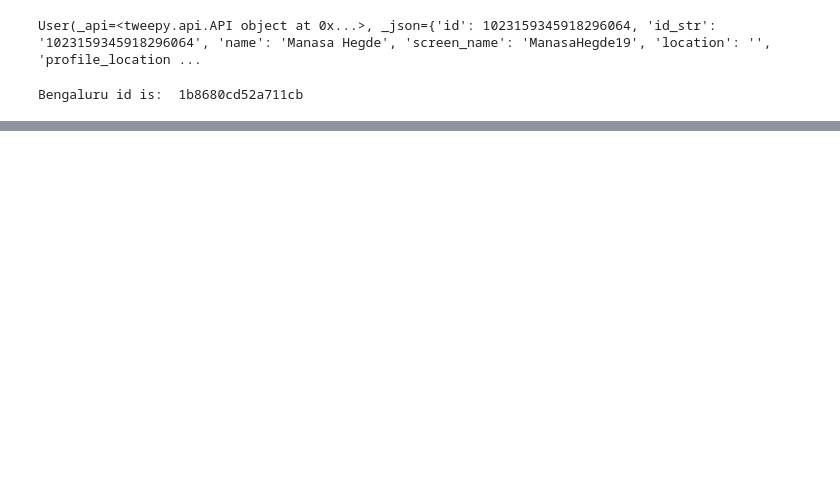
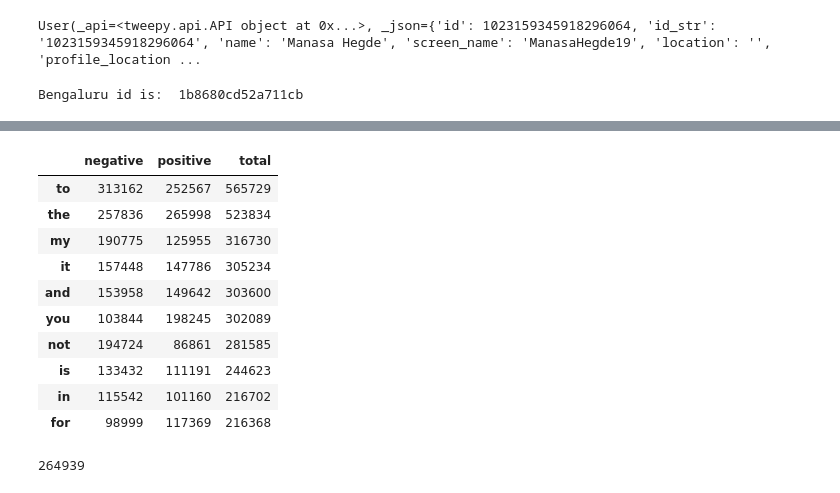
Before and after one commit to raghavmalawat/Twitter_Sentiment_Analysis, a Jupyter notebook: sentiment_analysis.ipynb, the cells around one changed output, grey strips where cells are left out. Cells and saved outputs as stored; diff of their text form; code cells hidden in the pictures; blank space fills up the shorter version.

```diff
--- a/sentiment_analysis.ipynb
+++ b/sentiment_analysis.ipynb
@@ -596,0 +659,8 @@ This is how BTS help in bringing the whole world closer and spreading love and h
+# %%
+neg_doc_matrix = cvec.transform(my_df[my_df.target == 0].text)
+pos_doc_matrix = cvec.transform(my_df[my_df.target == 1].text)
+neg_tf = np.sum(neg_doc_matrix,axis=0)
+pos_tf = np.sum(pos_doc_matrix,axis=0)
+neg = np.squeeze(np.asarray(neg_tf))
+pos = np.squeeze(np.asarray(pos_tf))
+term_freq_df = pd.DataFrame([neg,pos],columns=cvec.get_feature_names()).transpose()
@@ -596,0 +676,3 @@ This is how BTS help in bringing the whole world closer and spreading love and h
+# %%
+term_freq_df.columns = ['negative', 'positive']
+term_freq_df['total'] = term_freq_df['negative'] + term_freq_df['positive']
@@ -596,0 +688,18 @@ This is how BTS help in bringing the whole world closer and spreading love and h
+# %%
+term_freq_df.sort_values(by='total', ascending=False).iloc[:10]
+# %% [output]
+|  | negative | positive | total |
+| to | 313162 | 252567 | 565729 |
+| the | 257836 | 265998 | 523834 |
+| my | 190775 | 125955 | 316730 |
+| it | 157448 | 147786 | 305234 |
+| and | 153958 | 149642 | 303600 |
+| you | 103844 | 198245 | 302089 |
+| not | 194724 | 86861 | 281585 |
+| is | 133432 | 111191 | 244623 |
+| in | 115542 | 101160 | 216702 |
+| for | 98999 | 117369 | 216368 |
+# %%
+len(term_freq_df)
+# %% [output]
+264939
```
Also changed, not shown: parts of 32 cells of this notebook.
